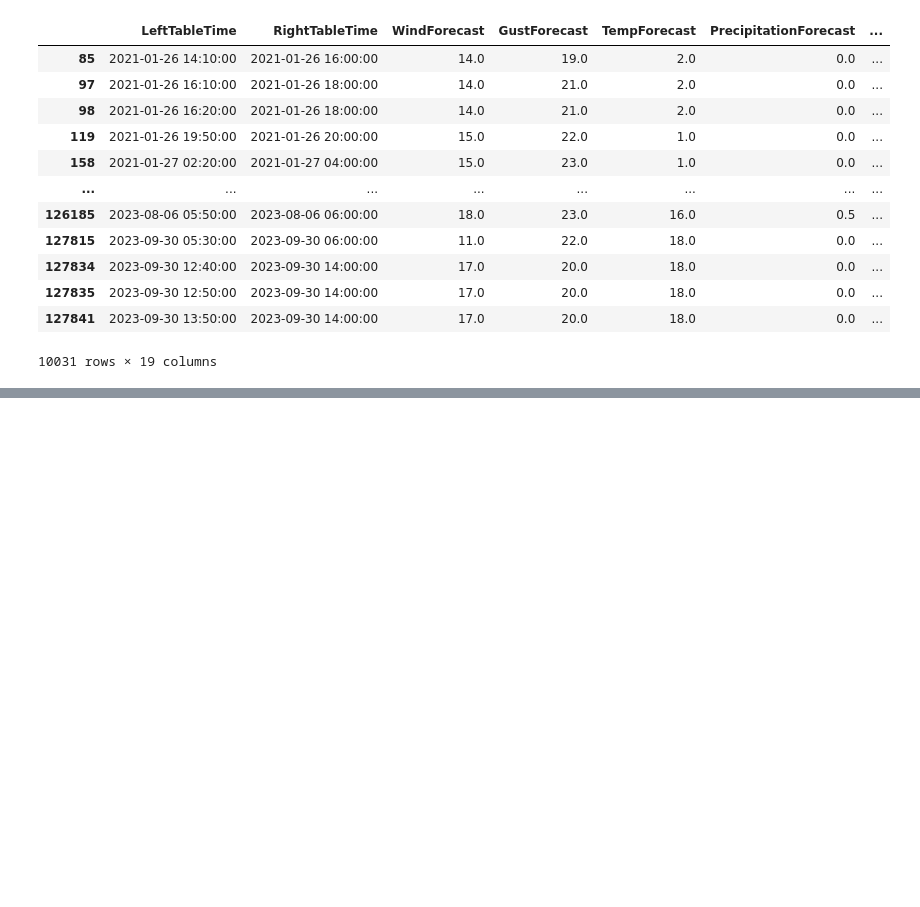
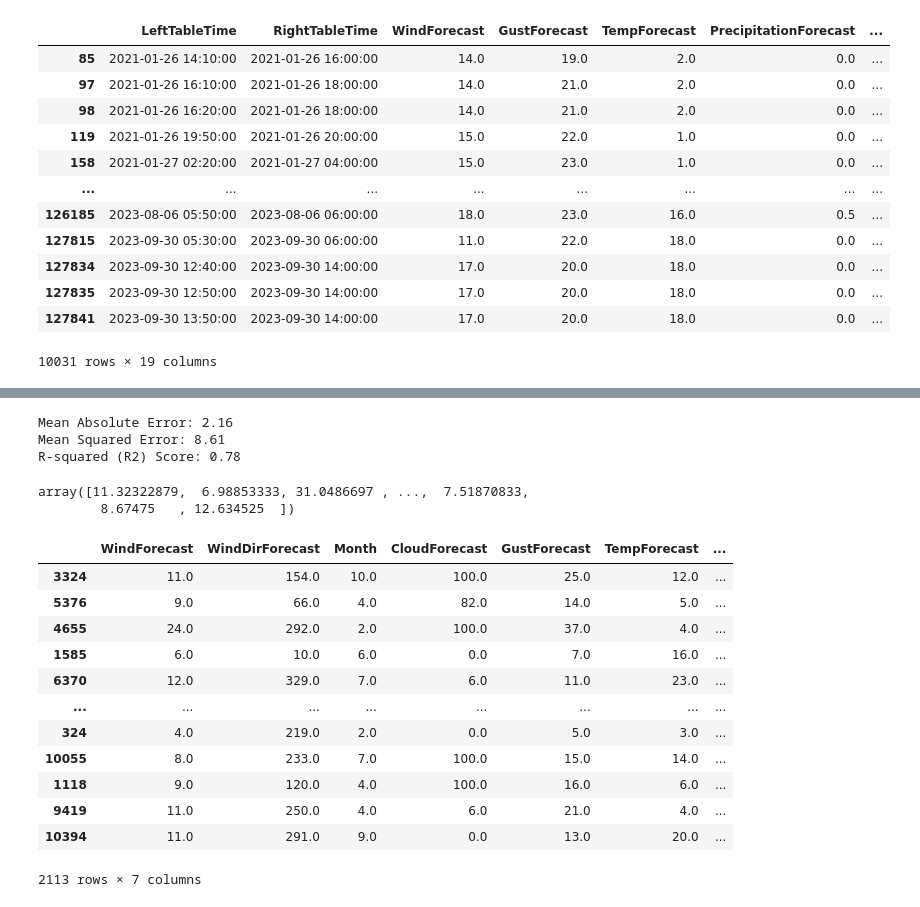
Before and after one commit to KrystianPi/WindPRO, a Jupyter notebook: eda.ipynb, the cells around one changed output, grey strips where cells are left out. Saved outputs shown, nothing was run; the diff lists cells and outputs as text; code cells hidden in the pictures; blank space fills up the shorter version.

Commit message:
First Random forest fit

```diff
--- a/eda.ipynb
+++ b/eda.ipynb
@@ -197,0 +166,17 @@ df[df['DeltaWind'] ==  df['DeltaWind'].max()]
+# %%
+# Features and labels split
+X = df_avg[['WindForecast', 'WindDirForecast', 'Month', 'CloudForecast','GustForecast','TempForecast','PrecipitationForecast']]
+y = df_avg['WindMeasured']
+
+# Train Valid Split
+X_train, X_valid, y_train, y_valid = train_test_split(X, y, test_size=0.2, random_state=42)
+
+# Fit
+clf = RandomForestRegressor(n_estimators=100, random_state=42)
+clf.fit(X_train, y_train)
+
+# Display feature importance
+feature_importances = clf.feature_importances_
+
+feature_importances = dict(zip(X.columns,feature_importances))
+feature_importances
@@ -197,0 +191,39 @@ df[df['DeltaWind'] ==  df['DeltaWind'].max()]
+# %%
+# Predict on the validation set
+y_pred = clf.predict(X_valid)
+
+# Score
+from sklearn.metrics import mean_absolute_error, mean_squared_error, r2_score
+
+mae = mean_absolute_error(y_valid, y_pred)
+mse = mean_squared_error(y_valid, y_pred)
+r2 = r2_score(y_valid, y_pred)
+
+print(f"Mean Absolute Error: {mae:.2f}")
+print(f"Mean Squared Error: {mse:.2f}")
+print(f"R-squared (R2) Score: {r2:.2f}")
+# %% [output]
+Mean Absolute Error: 2.16
+Mean Squared Error: 8.61
+R-squared (R2) Score: 0.78
+# %%
+y_pred
+# %% [output]
+array([11.32322879,  6.98853333, 31.0486697 , ...,  7.51870833,
+        8.67475   , 12.634525  ])
+# %%
+X_valid
+# %% [output]
+|  | WindForecast | WindDirForecast | Month | CloudForecast | GustForecast | TempForecast | ... |
+| 3324 | 11.0 | 154.0 | 10.0 | 100.0 | 25.0 | 12.0 | ... |
+| 5376 | 9.0 | 66.0 | 4.0 | 82.0 | 14.0 | 5.0 | ... |
+| 4655 | 24.0 | 292.0 | 2.0 | 100.0 | 37.0 | 4.0 | ... |
+| 1585 | 6.0 | 10.0 | 6.0 | 0.0 | 7.0 | 16.0 | ... |
+| 6370 | 12.0 | 329.0 | 7.0 | 6.0 | 11.0 | 23.0 | ... |
+| ... | ... | ... | ... | ... | ... | ... | ... |
+| 324 | 4.0 | 219.0 | 2.0 | 0.0 | 5.0 | 3.0 | ... |
+| 10055 | 8.0 | 233.0 | 7.0 | 100.0 | 15.0 | 14.0 | ... |
+| 1118 | 9.0 | 120.0 | 4.0 | 100.0 | 16.0 | 6.0 | ... |
+| 9419 | 11.0 | 250.0 | 4.0 | 6.0 | 21.0 | 4.0 | ... |
+| 10394 | 11.0 | 291.0 | 9.0 | 0.0 | 13.0 | 20.0 | ... |
+2113 rows × 7 columns
```
Also changed, not shown: parts of 8 cells of this notebook.
